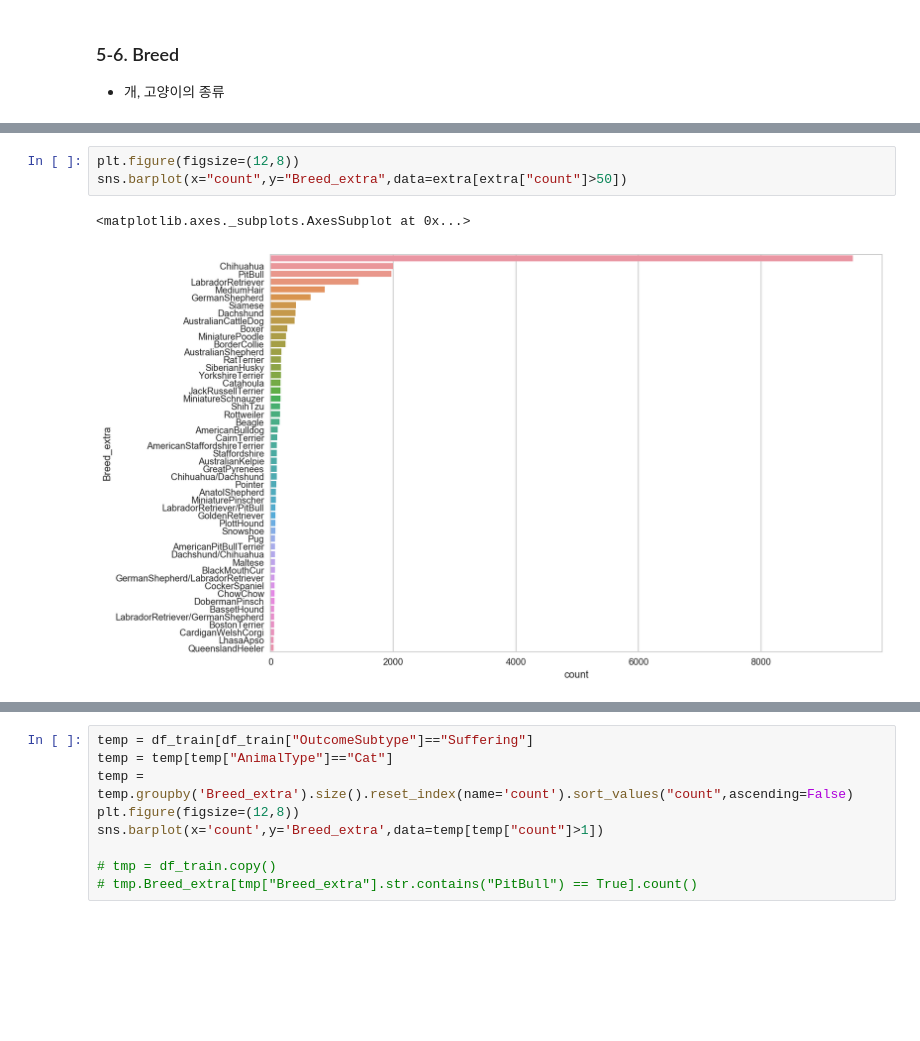
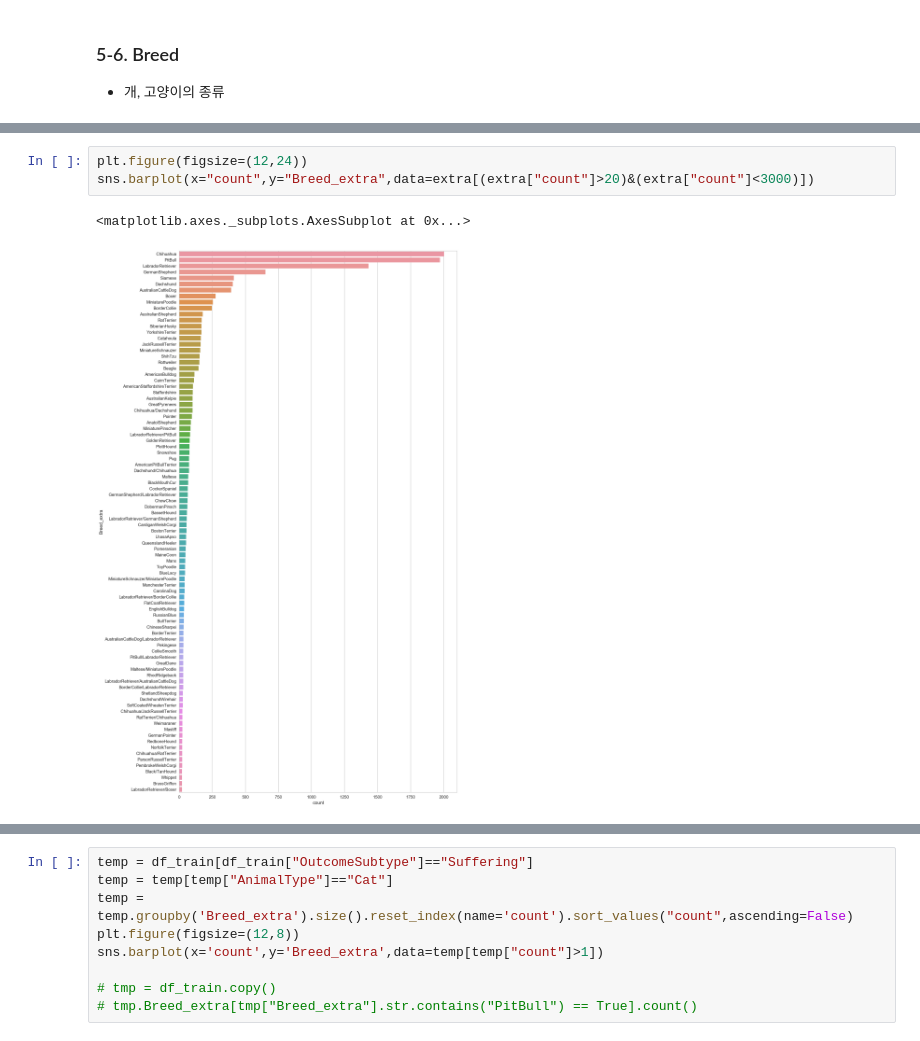
Before and after one commit to brightscannon/Keggle_Shelter_analysis, a Jupyter notebook: Shelter Animal Outcomes - presentation.ipynb, the cells around one changed output, grey strips where cells are left out. Drawn from its saved outputs; the diff is of its cells as text; blank space fills up the shorter version.

```diff
--- a/Shelter Animal Outcomes - presentation.ipynb
+++ b/Shelter Animal Outcomes - presentation.ipynb
@@ -632,9 +831,9 @@ extra.head(10)
 # %%
-plt.figure(figsize=(12,8))
-sns.barplot(x="count",y="Breed_extra",data=extra[extra["count"]>50])
+plt.figure(figsize=(12,24))
+sns.barplot(x="count",y="Breed_extra",data=extra[(extra["count"]>20)&(extra["count"]<3000)])
 # %% [output]
 <matplotlib.axes._subplots.AxesSubplot at 0x...>
-[figure, old version]
+[figure, new version]
 # %%
 temp = df_train[df_train["OutcomeSubtype"]=="Aggressive"]
 temp = temp.groupby('Breed_extra').size().reset_index(name='count').sort_values("count",ascending=False)
```
Also changed, not shown: parts of 56 cells of this notebook, 2 other files.
